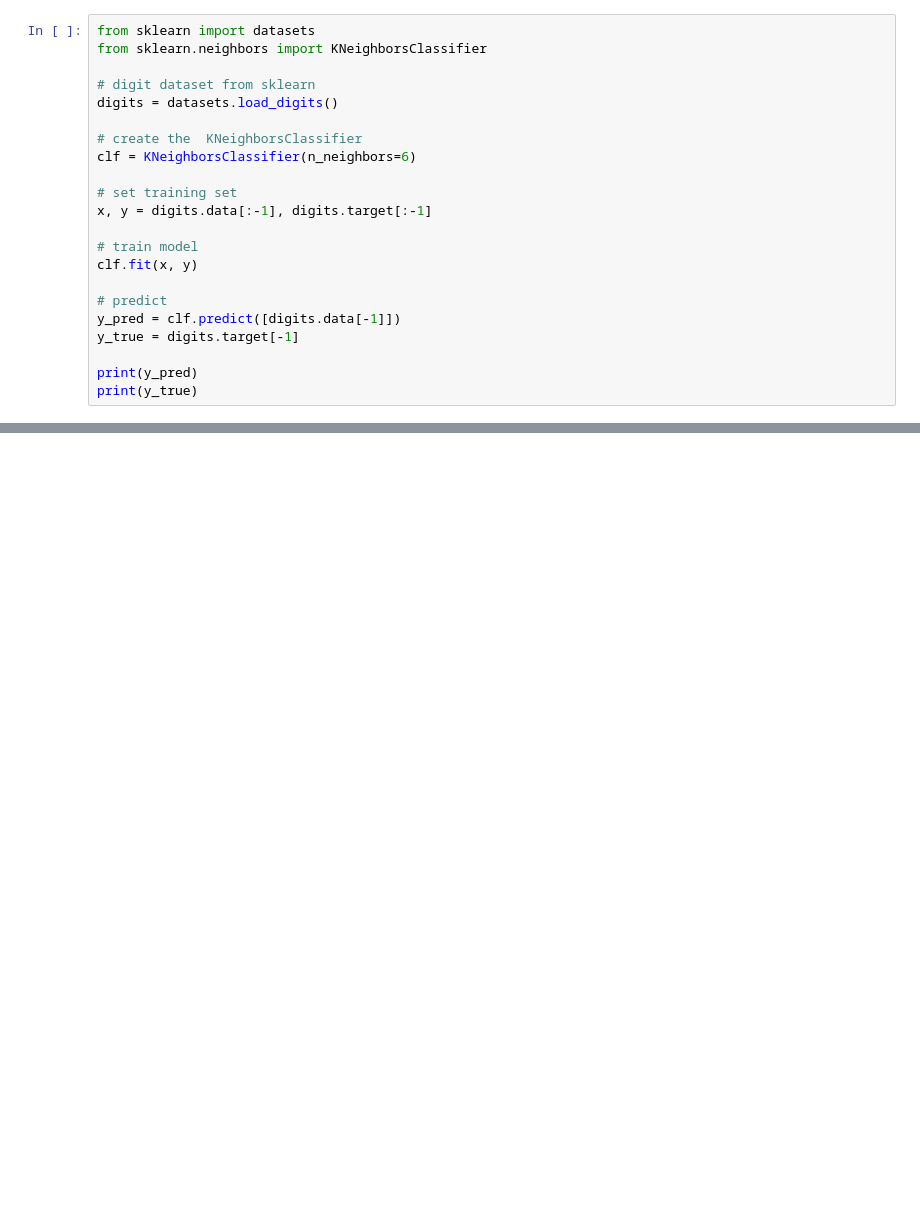
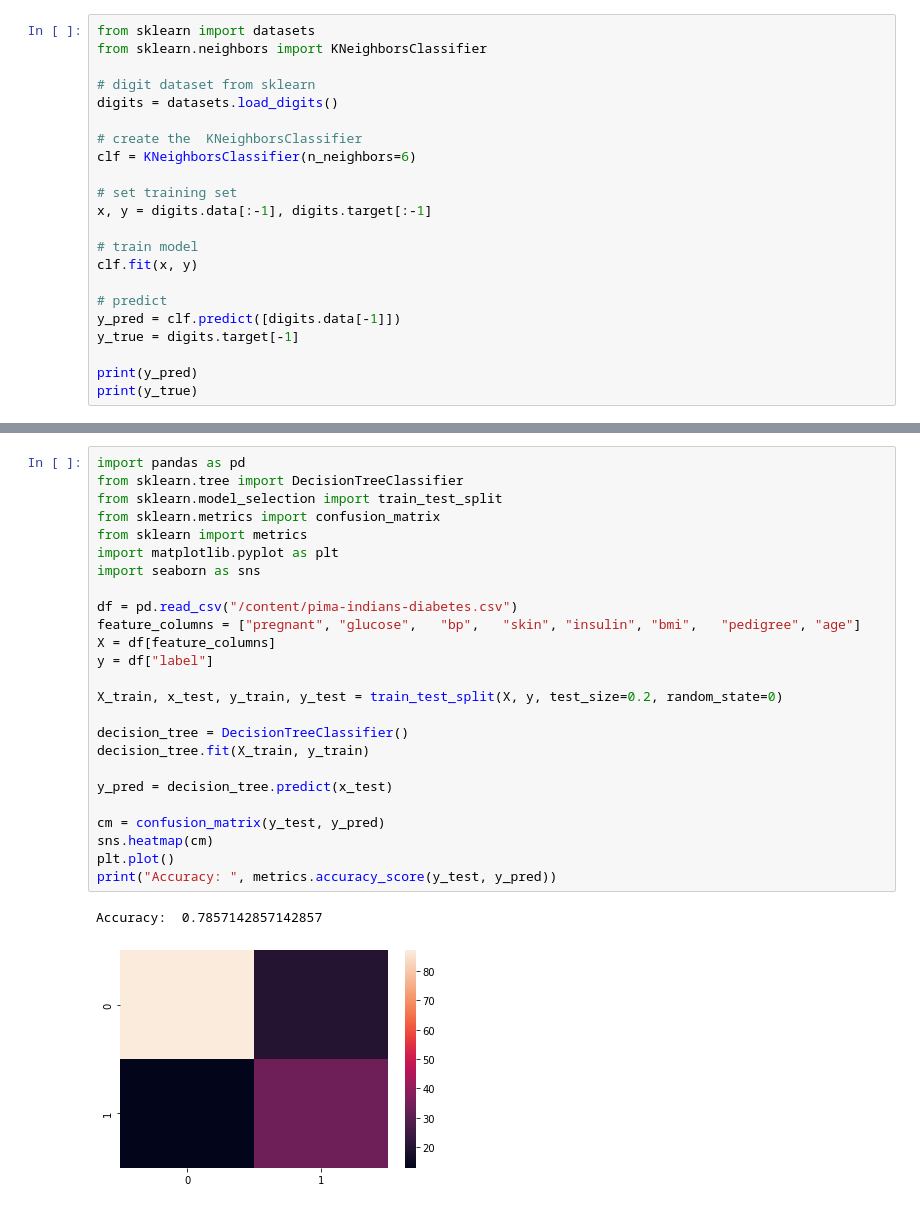
Before and after one commit to sahug/ds-basics, a Jupyter notebook: Data Science Basics - 10 Machine Learning Algorithms You need to Know.ipynb, the cells around one changed output, grey strips where cells are left out. Drawn from its saved outputs; the diff is of its cells as text; blank space fills up the shorter version.

```diff
--- a/Data Science Basics - 10 Machine Learning Algorithms You need to Know.ipynb
+++ b/Data Science Basics - 10 Machine Learning Algorithms You need to Know.ipynb
@@ -135,2 +174,30 @@ Let’s consider a population of people and use decision tree algorithm to ident
 
 This decision tree can be further extended by identifying suitable properties to define more categories. In this example, if a person is married and he is over 30, they are more likely to have credit cards (100% preference). Testing data is used to generate this decision tree.
+# %%
+import pandas as pd
+from sklearn.tree import DecisionTreeClassifier
+from sklearn.model_selection import train_test_split
+from sklearn.metrics import confusion_matrix
+from sklearn import metrics
+import matplotlib.pyplot as plt
+import seaborn as sns
+
+df = pd.read_csv("/content/pima-indians-diabetes.csv")
+feature_columns = ["pregnant", "glucose",	"bp",	"skin",	"insulin", "bmi",	"pedigree", "age"]
+X = df[feature_columns]
+y = df["label"]
+
+X_train, x_test, y_train, y_test = train_test_split(X, y, test_size=0.2, random_state=0)
+
+decision_tree = DecisionTreeClassifier()
+decision_tree.fit(X_train, y_train)
+
+y_pred = decision_tree.predict(x_test)
+
+cm = confusion_matrix(y_test, y_pred)
+sns.heatmap(cm)
+plt.plot()
+print("Accuracy: ", metrics.accuracy_score(y_test, y_pred))
+# %% [output]
+Accuracy:  0.7857142857142857
+[figure, added]
```
Also changed, not shown: parts of 27 cells of this notebook.
